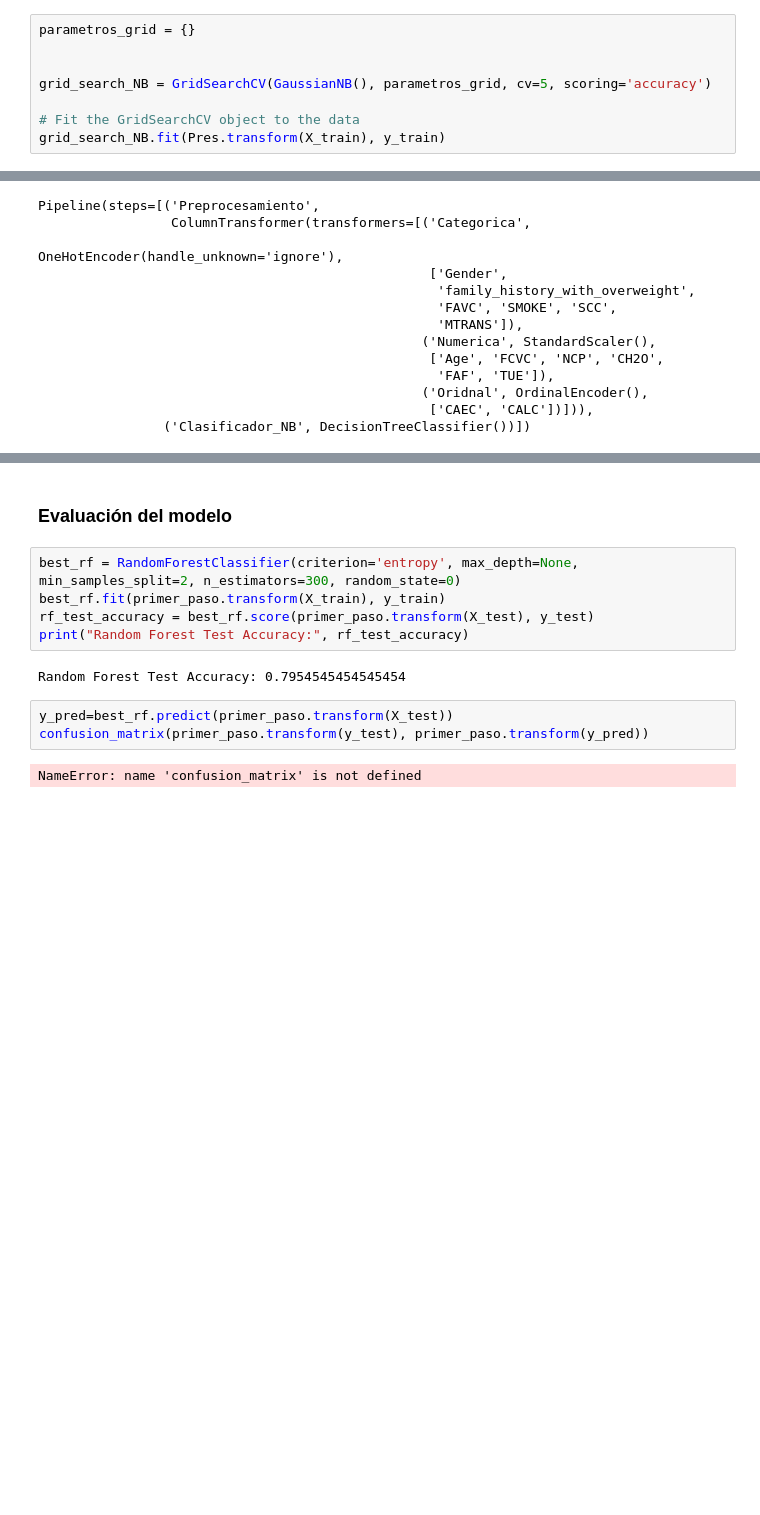
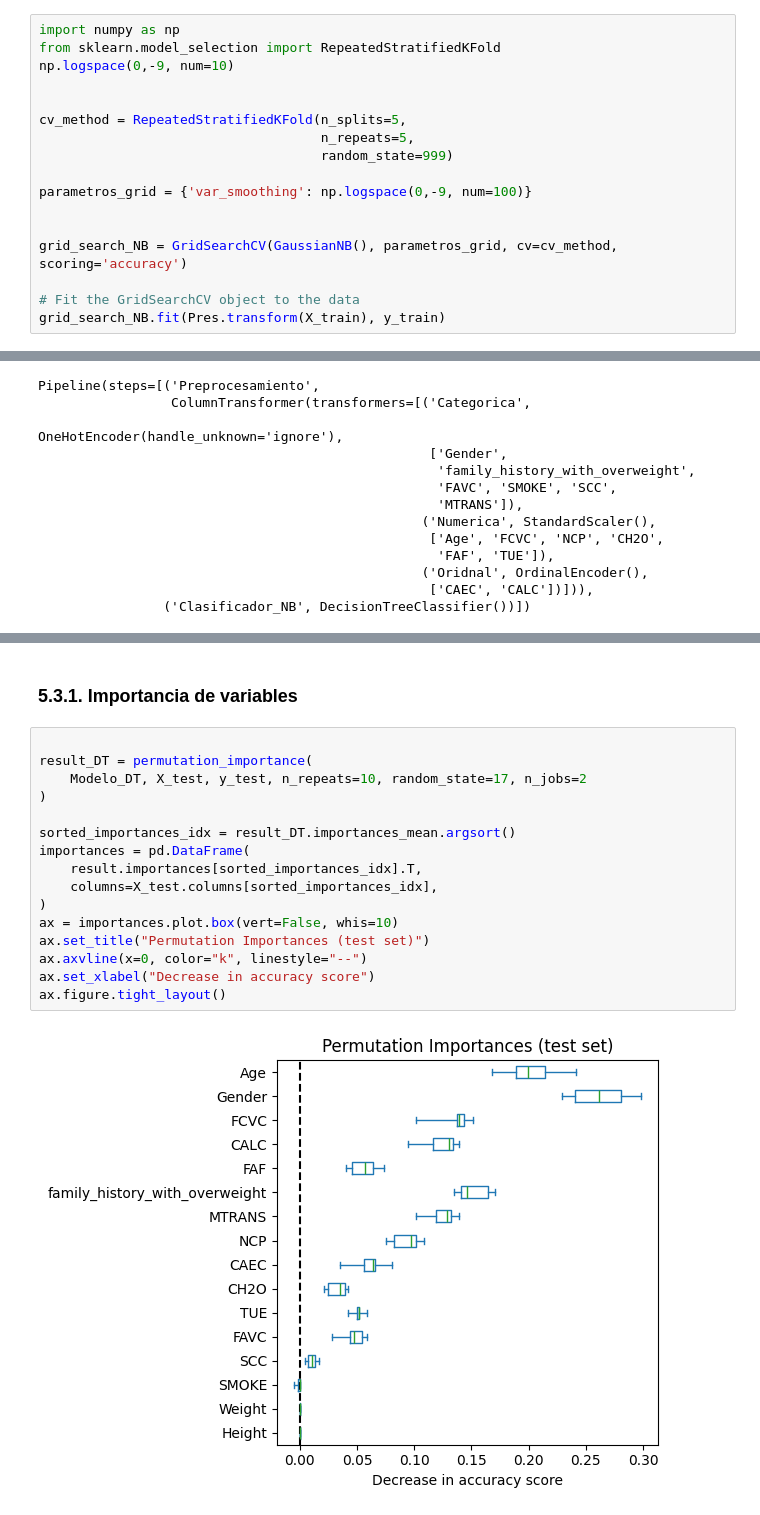
Before and after one commit to JuliethLambrano930/Proyecto_Final, a Jupyter notebook: Notebooks/aprendizaje_supervisado.ipynb, the cells around one changed output, grey strips where cells are left out. Drawn from its saved outputs; the diff is of its cells as text; blank space fills up the shorter version.

```diff
--- a/Notebooks/aprendizaje_supervisado.ipynb
+++ b/Notebooks/aprendizaje_supervisado.ipynb
@@ -259,10 +284,19 @@ Pipeline(steps=[('Preprocesamiento',
                                                   ['CAEC', 'CALC'])])),
                 ('Clasificador_NB', GaussianNB())])
 # %%
-parametros_grid = {}
+import numpy as np
+from sklearn.model_selection import RepeatedStratifiedKFold
+np.logspace(0,-9, num=10)
 
 
-grid_search_NB = GridSearchCV(GaussianNB(), parametros_grid, cv=5, scoring='accuracy')
+cv_method = RepeatedStratifiedKFold(n_splits=5,
+                                    n_repeats=5,
+                                    random_state=999)
+
+parametros_grid = {'var_smoothing': np.logspace(0,-9, num=100)}
+
+
+grid_search_NB = GridSearchCV(GaussianNB(), parametros_grid, cv=cv_method, scoring='accuracy')
 
 # Fit the GridSearchCV object to the data
 grid_search_NB.fit(Pres.transform(X_train), y_train)
@@ -334,14 +401,20 @@ Best Mean Accuracy: 0.7482204624866118
-# %% [markdown]
-### Evaluación del modelo
-# %%
-best_rf = RandomForestClassifier(criterion='entropy', max_depth=None, min_samples_split=2, n_estimators=300, random_state=0)
-best_rf.fit(primer_paso.transform(X_train), y_train)
-rf_test_accuracy = best_rf.score(primer_paso.transform(X_test), y_test)
-print("Random Forest Test Accuracy:", rf_test_accuracy)
-# %% [output]
-Random Forest Test Accuracy: 0.7954545454545454
-# %%
-y_pred=best_rf.predict(primer_paso.transform(X_test))
-confusion_matrix(primer_paso.transform(y_test), primer_paso.transform(y_pred))
-# %% [output]
-NameError: name 'confusion_matrix' is not defined
+# %% [markdown]
+### 5.3.1. Importancia de variables
+# %%
+
+result_DT = permutation_importance(
+    Modelo_DT, X_test, y_test, n_repeats=10, random_state=17, n_jobs=2
+)
+
+sorted_importances_idx = result_DT.importances_mean.argsort()
+importances = pd.DataFrame(
+    result.importances[sorted_importances_idx].T,
+    columns=X_test.columns[sorted_importances_idx],
+)
+ax = importances.plot.box(vert=False, whis=10)
+ax.set_title("Permutation Importances (test set)")
+ax.axvline(x=0, color="k", linestyle="--")
+ax.set_xlabel("Decrease in accuracy score")
+ax.figure.tight_layout()
+# %% [output]
+[figure, added]
```
Also changed, not shown: parts of 37 cells of this notebook.
